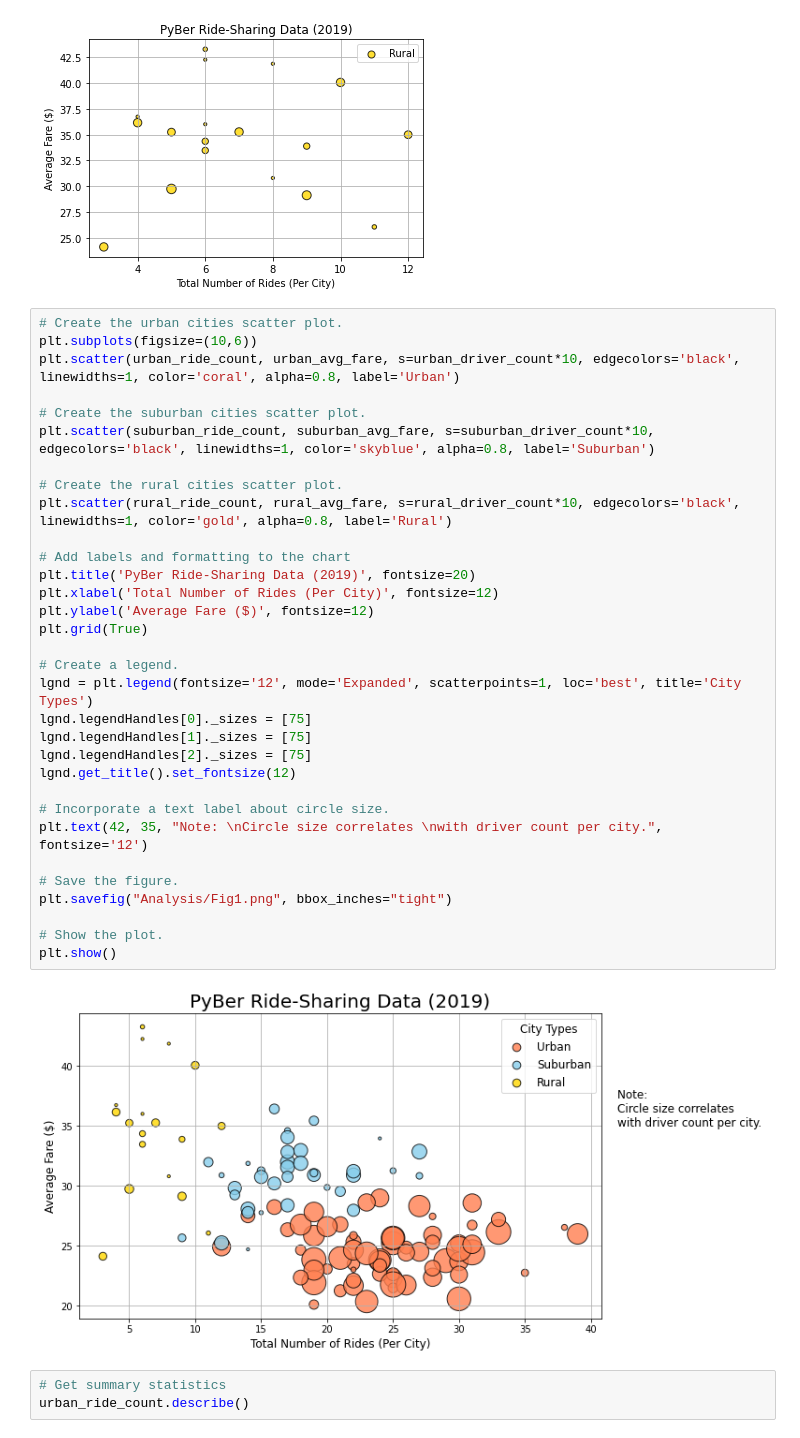
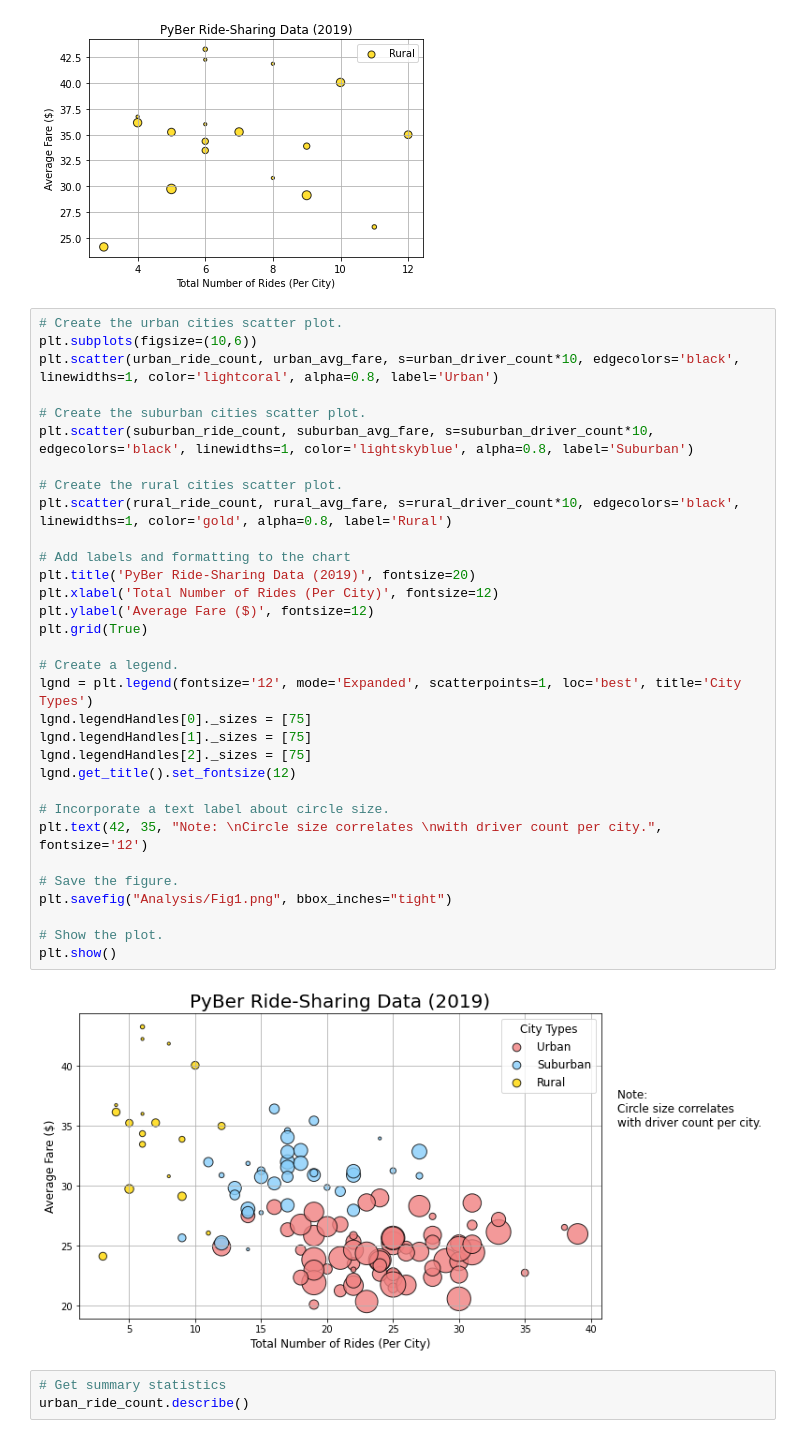
Before and after one commit to whitneylosinski/PyBer_Analysis, a Jupyter notebook: PyBer.ipynb, the cells around one changed output. Saved outputs shown, nothing was run; the diff lists cells and outputs as text.

```diff
--- a/PyBer.ipynb
+++ b/PyBer.ipynb
@@ -167,37 +167,37 @@ plt.legend()
 # %%
 # Create the urban cities scatter plot.
 plt.subplots(figsize=(10,6))
-plt.scatter(urban_ride_count, urban_avg_fare, s=urban_driver_count*10, edgecolors='black', linewidths=1, color='coral', alpha=0.8, label='Urban')
+plt.scatter(urban_ride_count, urban_avg_fare, s=urban_driver_count*10, edgecolors='black', linewidths=1, color='lightcoral', alpha=0.8, label='Urban')
 
 # Create the suburban cities scatter plot.
-plt.scatter(suburban_ride_count, suburban_avg_fare, s=suburban_driver_count*10, edgecolors='black', linewidths=1, color='skyblue', alpha=0.8, label='Suburban')
+plt.scatter(suburban_ride_count, suburban_avg_fare, s=suburban_driver_count*10, edgecolors='black', linewidths=1, color='lightskyblue', alpha=0.8, label='Suburban')
 
 # Create the rural cities scatter plot.
 plt.scatter(rural_ride_count, rural_avg_fare, s=rural_driver_count*10, edgecolors='black', linewidths=1, color='gold', alpha=0.8, label='Rural')
 
 # Add labels and formatting to the chart
 plt.title('PyBer Ride-Sharing Data (2019)', fontsize=20)
 plt.xlabel('Total Number of Rides (Per City)', fontsize=12)
 plt.ylabel('Average Fare ($)', fontsize=12)
 plt.grid(True)
 
 # Create a legend.
 lgnd = plt.legend(fontsize='12', mode='Expanded', scatterpoints=1, loc='best', title='City Types')
 lgnd.legendHandles[0]._sizes = [75]
 lgnd.legendHandles[1]._sizes = [75]
 lgnd.legendHandles[2]._sizes = [75]
 lgnd.get_title().set_fontsize(12)
 
 # Incorporate a text label about circle size.
 plt.text(42, 35, "Note: \nCircle size correlates \nwith driver count per city.", fontsize='12')
 
 # Save the figure.
 plt.savefig("Analysis/Fig1.png", bbox_inches="tight")
 
 # Show the plot.
 plt.show()
 # %% [output]
-[figure, old version]
+[figure, new version]
 # %%
 # Get summary statistics
 urban_ride_count.describe()
```
Also changed, not shown: parts of 7 cells of this notebook, 2 other files.
